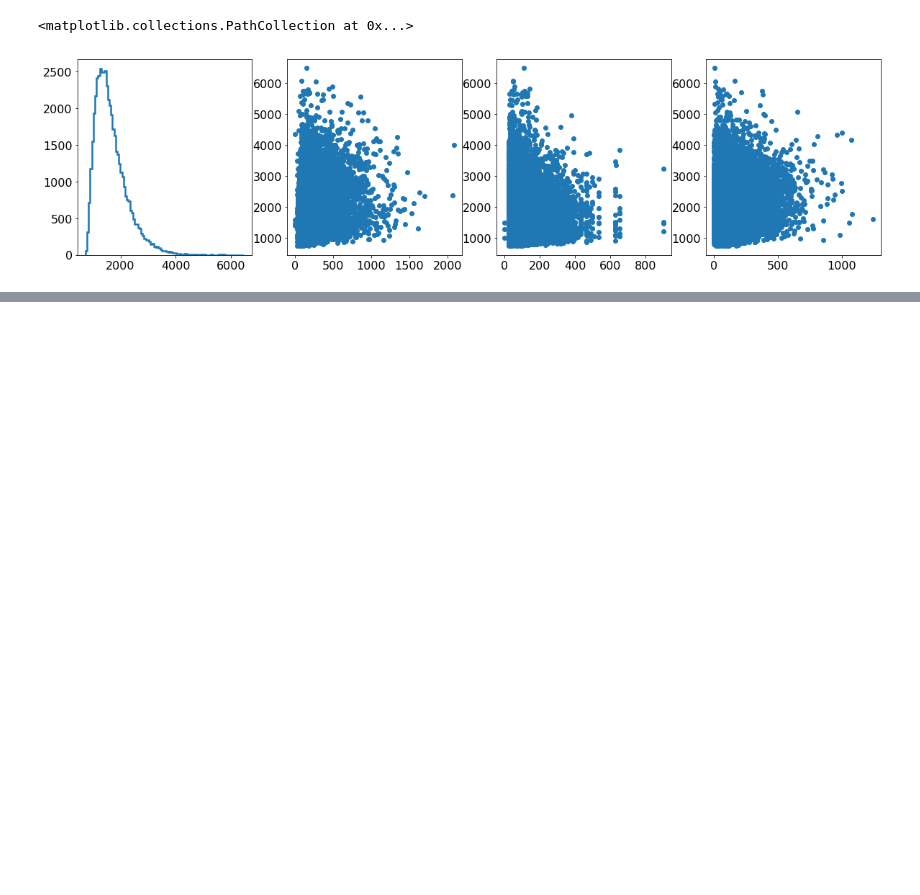
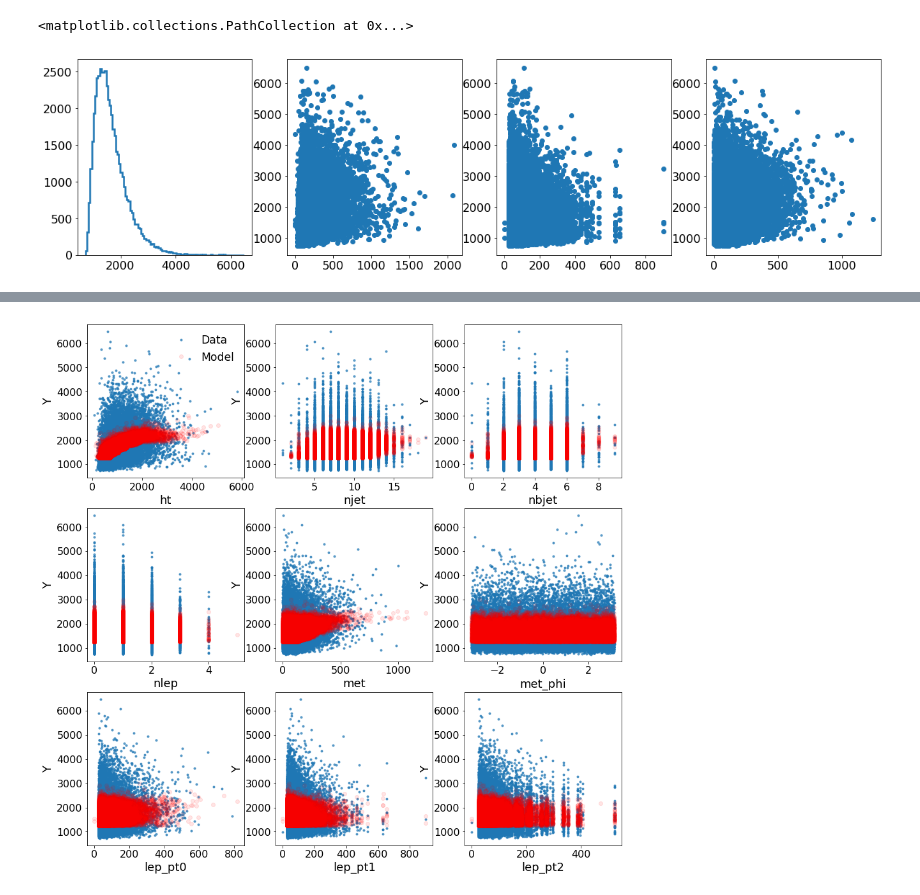
Before and after one commit to rmadar/ML-HEP, a Jupyter notebook: 4topML.ipynb, the cells around one changed output, grey strips where cells are left out. Cells and saved outputs as stored; diff of their text form; code cells hidden in the pictures; blank space fills up the shorter version.

```diff
--- a/4topML.ipynb
+++ b/4topML.ipynb
@@ -148,0 +149,4 @@ plt.hist(ymodel,bins=100, histtype='step', linewidth=2.5)
+# %%
+plot_prediction_ndim(rf_regre,testX,testY,trainX,trainY)
+# %% [output]
+[figure, added]
```
Also changed, not shown: parts of 6 cells of this notebook.
